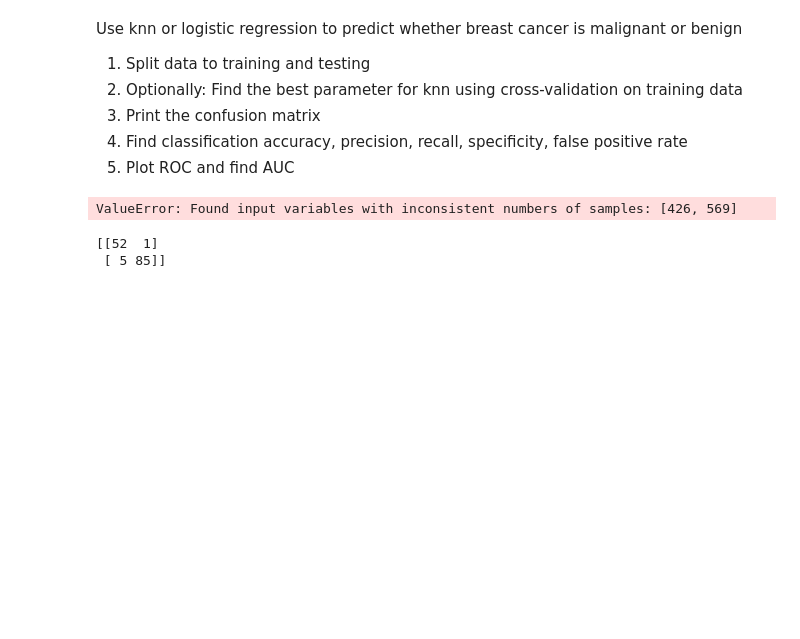
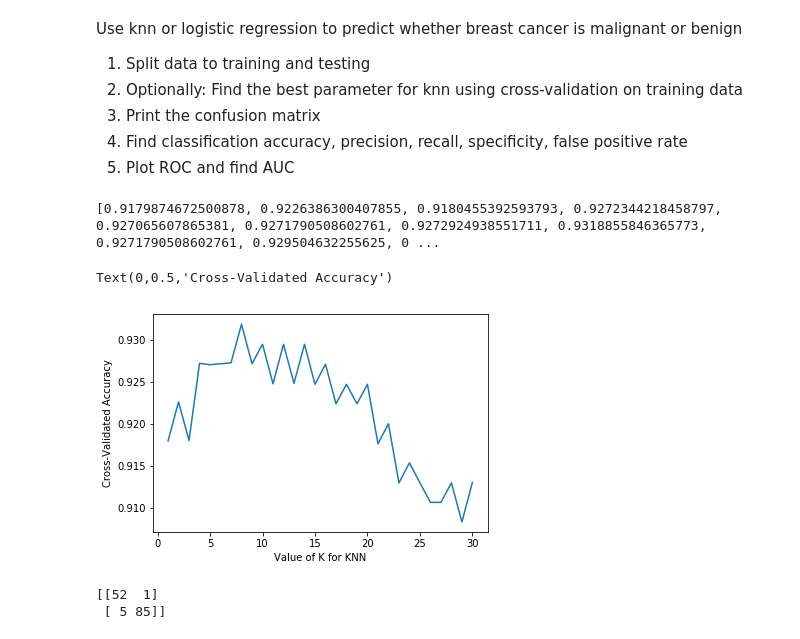
Before and after one commit to eringcox/Predictive-Modeling-with-Scikit-learn, a Jupyter notebook: Classification-Metrics.ipynb, the cells around one changed output. Cells and saved outputs as stored; diff of their text form; code cells hidden in the pictures; blank space fills up the shorter version.

Commit message:
fixed an error

```diff
--- a/Classification-Metrics.ipynb
+++ b/Classification-Metrics.ipynb
@@ -405,26 +405,28 @@ X_train, X_test, y_train, y_test = train_test_split(X, y, random_state=0)
 # %%
 # Optionally search for an optimal value of K for KNN use X_train as your dataset for cross validation
 from sklearn.neighbors import KNeighborsClassifier
 from sklearn.model_selection import cross_val_score
 
 k_range = list(range(1, 31))
 k_scores = []
 for k in k_range:
     knn = KNeighborsClassifier(n_neighbors=k)
-    scores = cross_val_score(knn, X_train, y, cv=10, scoring='accuracy')
+    scores = cross_val_score(knn, X_train, y_train, cv=10, scoring='accuracy')
     k_scores.append(scores.mean())
 print(k_scores)
 
 # Plot the knn accuracy
 import matplotlib.pyplot as plt
 %matplotlib inline
 
 # plot the value of K for KNN (x-axis) versus the cross-validated accuracy (y-axis)
 plt.plot(k_range, k_scores)
 plt.xlabel('Value of K for KNN')
 plt.ylabel('Cross-Validated Accuracy')
 # %% [output]
-ValueError: Found input variables with inconsistent numbers of samples: [426, 569]
+[0.9179874672500878, 0.9226386300407855, 0.9180455392593793, 0.9272344218458797, 0.927065607865381, 0.9271790508602761, 0.9272924938551711, 0.9318855846365773, 0.9271790508602761, 0.929504632255625, 0 ...
+Text(0,0.5,'Cross-Validated Accuracy')
+[figure, added]
 # %%
 # Train your classification model on the whole data and predict on the test
 from sklearn.linear_model import LogisticRegression
```
